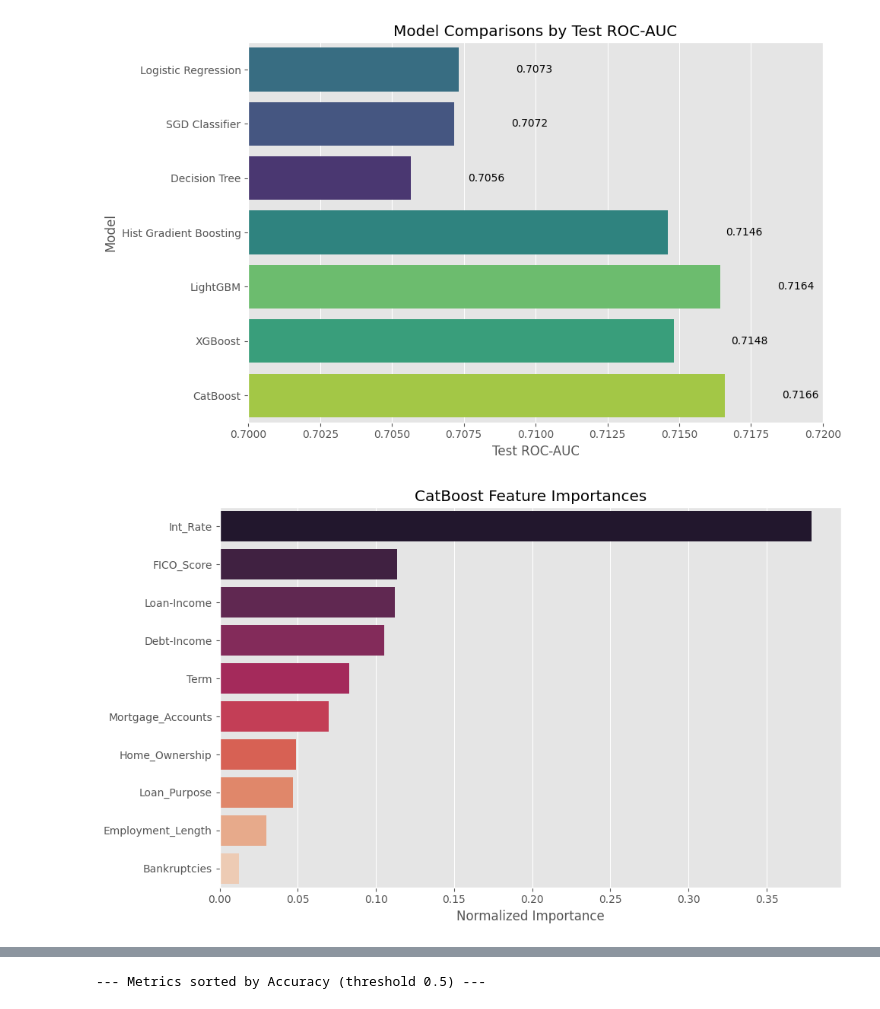
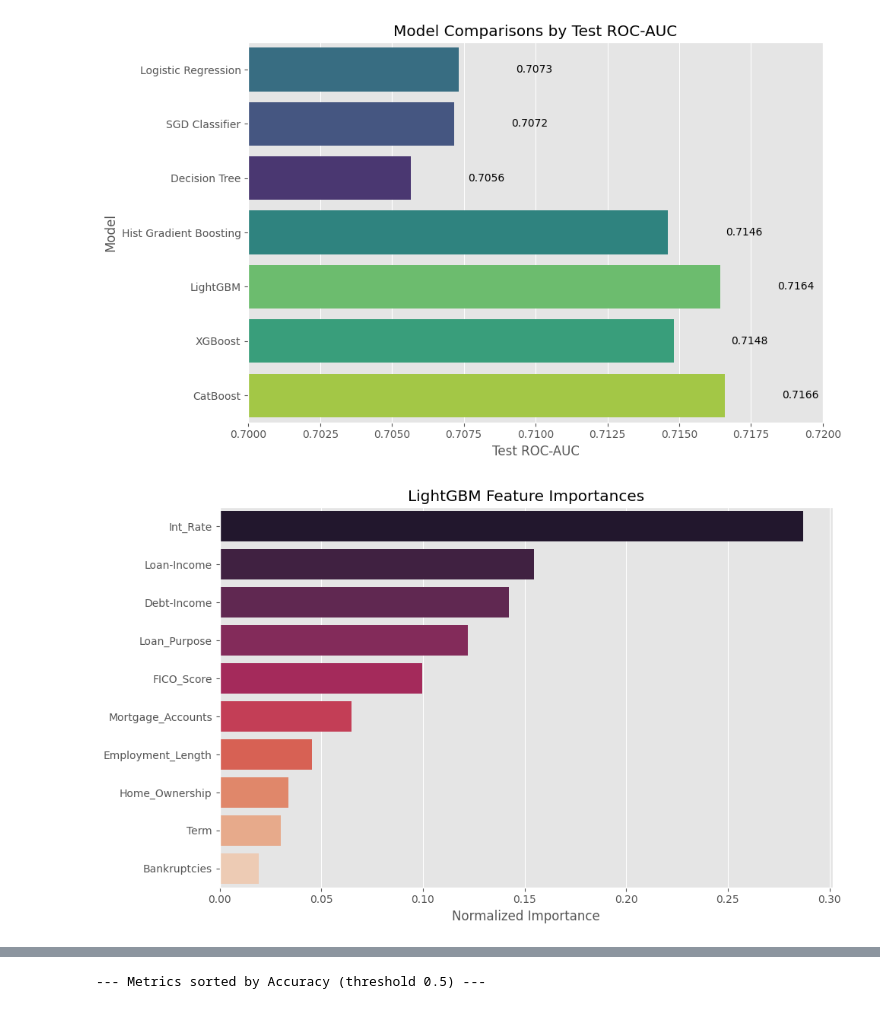
Before and after one commit to edwardweldon100/LendingClub-Capstone-Project, a Jupyter notebook: Lending Club Dataset- Model- FullyPaid_ChargeOff.ipynb, the cells around one changed output, grey strips where cells are left out. Drawn from its saved outputs; the diff is of its cells as text; code cells hidden in the pictures.

```diff
--- a/Lending Club Dataset- Model- FullyPaid_ChargeOff.ipynb
+++ b/Lending Club Dataset- Model- FullyPaid_ChargeOff.ipynb
@@ -652,33 +591,33 @@ plt.show()
 # %% [output]
 [figure]
 # %%
-#Normalized Feature Importances for Top Model (CatBoost)
+#Normalized Feature Importances for Top Model (LightGBM)
 
 feature_importances = pd.DataFrame({
     'Feature': X2.columns,
-    'Importance': cat.feature_importances_
+    'Importance': lgb_best.feature_importances_
 })
 
 #Normalize (total sums to 1)
 feature_importances['Importance'] = feature_importances['Importance'] / feature_importances['Importance'].sum()
 
 feature_importances = feature_importances.sort_values(by='Importance', ascending=False)
 
 plt.figure(figsize=(10, 6))
 sns.barplot(
     x='Importance',
     y='Feature',
     data=feature_importances,
     hue=feature_importances['Importance'],
     palette=sns.color_palette('rocket', n_colors=len(feature_importances))[::-1],
     dodge=False,
     legend=False
 )
-plt.title('CatBoost Feature Importances')
+plt.title('LightGBM Feature Importances')
 plt.xlabel('Normalized Importance')
 plt.ylabel('')
 plt.tight_layout()
 plt.show()
 # %% [output]
-[figure, old version]
+[figure, new version]
 # %%
```
Also changed, not shown: parts of 14 cells of this notebook, 2 other files.
